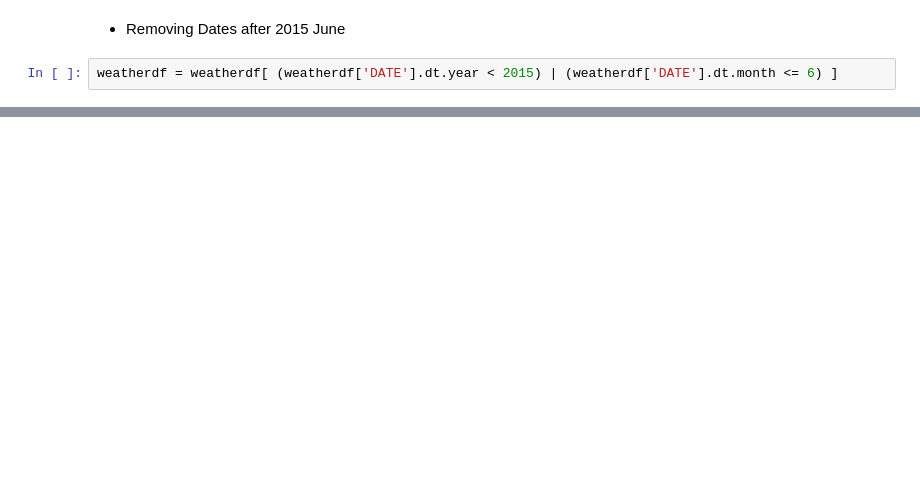
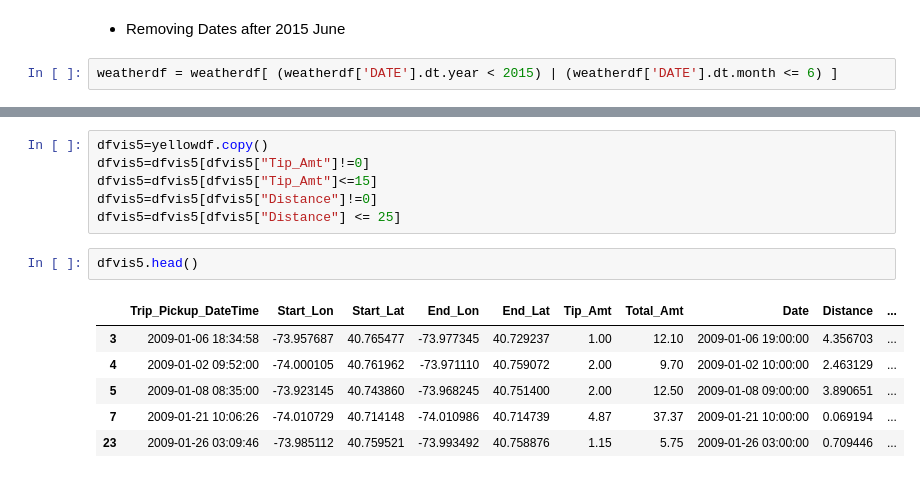
Before and after one commit to kunalsojatia/TFA_Taxi_Project, a Jupyter notebook: taxi.ipynb, the cells around one changed output, grey strips where cells are left out. Drawn from its saved outputs; the diff is of its cells as text; blank space fills up the shorter version.

```diff
--- a/taxi.ipynb
+++ b/taxi.ipynb
@@ -648,0 +1020,15 @@ f.close()
+# %%
+dfvis5=yellowdf.copy()
+dfvis5=dfvis5[dfvis5["Tip_Amt"]!=0]
+dfvis5=dfvis5[dfvis5["Tip_Amt"]<=15]
+dfvis5=dfvis5[dfvis5["Distance"]!=0]
+dfvis5=dfvis5[dfvis5["Distance"] <= 25]
+# %%
+dfvis5.head()
+# %% [output]
+|  | Trip_Pickup_DateTime | Start_Lon | Start_Lat | End_Lon | End_Lat | Tip_Amt | Total_Amt | Date | Distance | ... |
+| 3 | 2009-01-06 18:34:58 | -73.957687 | 40.765477 | -73.977345 | 40.729237 | 1.00 | 12.10 | 2009-01-06 19:00:00 | 4.356703 | ... |
+| 4 | 2009-01-02 09:52:00 | -74.000105 | 40.761962 | -73.971110 | 40.759072 | 2.00 | 9.70 | 2009-01-02 10:00:00 | 2.463129 | ... |
+| 5 | 2009-01-08 08:35:00 | -73.923145 | 40.743860 | -73.968245 | 40.751400 | 2.00 | 12.50 | 2009-01-08 09:00:00 | 3.890651 | ... |
+| 7 | 2009-01-21 10:06:26 | -74.010729 | 40.714148 | -74.010986 | 40.714739 | 4.87 | 37.37 | 2009-01-21 10:00:00 | 0.069194 | ... |
+| 23 | 2009-01-26 03:09:46 | -73.985112 | 40.759521 | -73.993492 | 40.758876 | 1.15 | 5.75 | 2009-01-26 03:00:00 | 0.709446 | ... |
```
Also changed, not shown: parts of 109 cells of this notebook, 15 other files.
